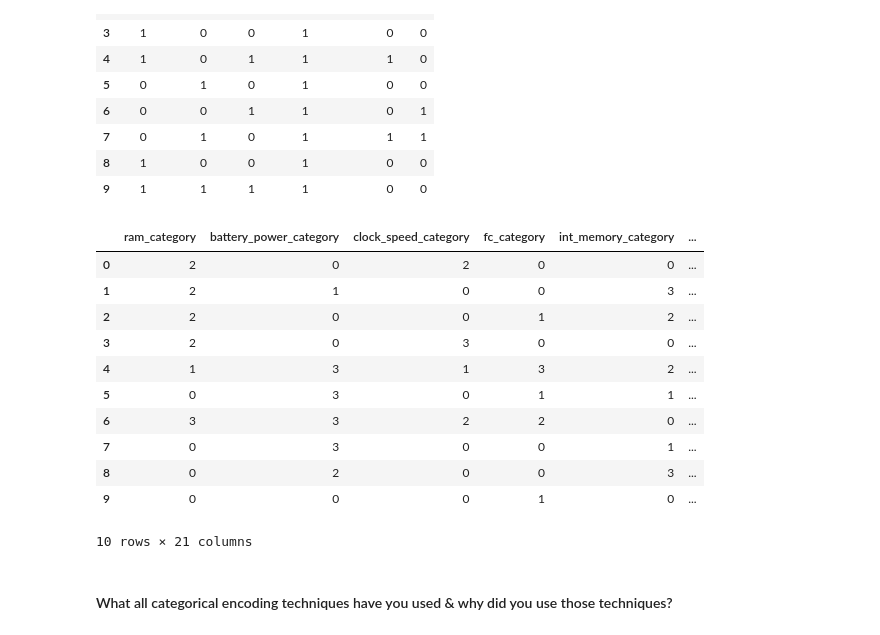
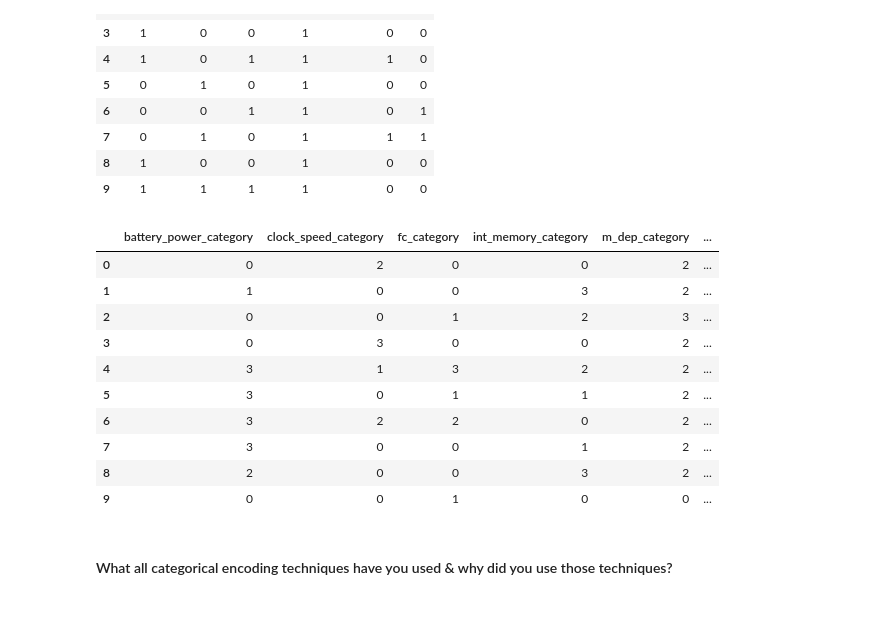
Before and after one commit to varuncode01/ST_Project3, a Jupyter notebook: ML_Project3.ipynb, the cells around one changed output. Cells and saved outputs as stored; diff of their text form; code cells hidden in the pictures.

```diff
--- a/ML_Project3.ipynb
+++ b/ML_Project3.ipynb
@@ -881,20 +962,20 @@ df3.head(10)
 | 9 | 1 | 1 | 1 | 1 | 0 | 0 |
 # %%
 df4 = pd.concat([df2, df3], axis=1)
+df4['price_range'] = df['price_range']
 df4.head(10)
 # %% [output]
-|  | ram_category | battery_power_category | clock_speed_category | fc_category | int_memory_category | ... |
-| 0 | 2 | 0 | 2 | 0 | 0 | ... |
-| 1 | 2 | 1 | 0 | 0 | 3 | ... |
-| 2 | 2 | 0 | 0 | 1 | 2 | ... |
-| 3 | 2 | 0 | 3 | 0 | 0 | ... |
-| 4 | 1 | 3 | 1 | 3 | 2 | ... |
-| 5 | 0 | 3 | 0 | 1 | 1 | ... |
-| 6 | 3 | 3 | 2 | 2 | 0 | ... |
-| 7 | 0 | 3 | 0 | 0 | 1 | ... |
-| 8 | 0 | 2 | 0 | 0 | 3 | ... |
-| 9 | 0 | 0 | 0 | 1 | 0 | ... |
+|  | battery_power_category | clock_speed_category | fc_category | int_memory_category | m_dep_category | ... |
+| 0 | 0 | 2 | 0 | 0 | 2 | ... |
+| 1 | 1 | 0 | 0 | 3 | 2 | ... |
+| 2 | 0 | 0 | 1 | 2 | 3 | ... |
+| 3 | 0 | 3 | 0 | 0 | 2 | ... |
+| 4 | 3 | 1 | 3 | 2 | 2 | ... |
+| 5 | 3 | 0 | 1 | 1 | 2 | ... |
+| 6 | 3 | 2 | 2 | 0 | 2 | ... |
+| 7 | 3 | 0 | 0 | 1 | 2 | ... |
+| 8 | 2 | 0 | 0 | 3 | 2 | ... |
+| 9 | 0 | 0 | 1 | 0 | 0 | ... |
-10 rows × 21 columns
 # %% [markdown]
 #### What all categorical encoding techniques have you used & why did you use those techniques?
 # %% [markdown]
```
Also changed, not shown: parts of 14 cells of this notebook.
